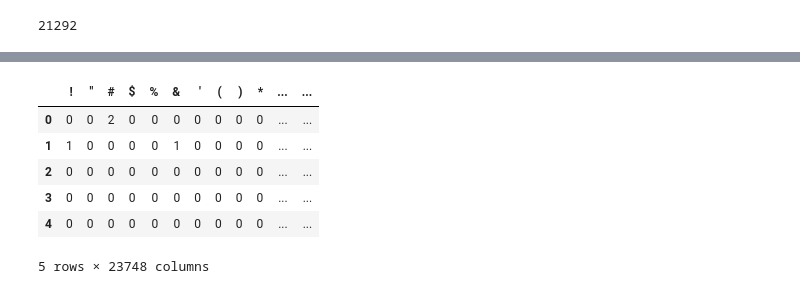
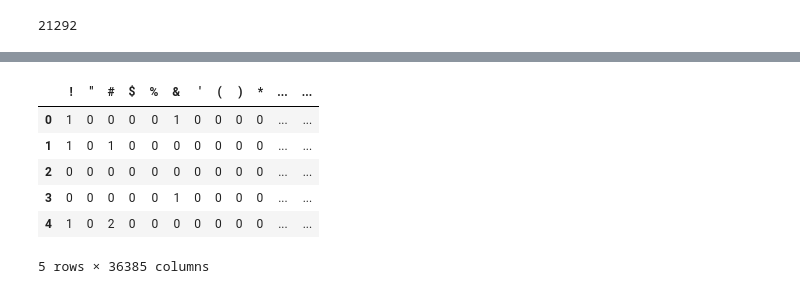
Before and after one commit to Smccb/Text-Analysis-assignment, a Jupyter notebook: feature_selection.ipynb, the cells around one changed output, grey strips where cells are left out. Cells and saved outputs as stored; diff of their text form; code cells hidden in the pictures.

```diff
--- a/feature_selection.ipynb
+++ b/feature_selection.ipynb
@@ -94,12 +168,15 @@ removed_abbreviations = prep_funct.replace_abbreviations(replace_emoji)
+# %%
+replace_user_mentions = removed_abbreviations.copy
+replace_user_mentions = prep_funct.replace_user_mentions(removed_abbreviations)
 # %%
-baseline_count_matrix = tmu.build_count_matrix(removed_abbreviations.text)
+baseline_count_matrix = tmu.build_count_matrix(replace_user_mentions.text)
 baseline_count_matrix.head()
 # %% [output]
 |  | ! | " | # | $ | % | & | ' | ( | ) | * | ... | ... |
-| 0 | 0 | 0 | 2 | 0 | 0 | 0 | 0 | 0 | 0 | 0 | ... | ... |
-| 1 | 1 | 0 | 0 | 0 | 0 | 1 | 0 | 0 | 0 | 0 | ... | ... |
+| 0 | 1 | 0 | 0 | 0 | 0 | 1 | 0 | 0 | 0 | 0 | ... | ... |
+| 1 | 1 | 0 | 1 | 0 | 0 | 0 | 0 | 0 | 0 | 0 | ... | ... |
 | 2 | 0 | 0 | 0 | 0 | 0 | 0 | 0 | 0 | 0 | 0 | ... | ... |
-| 3 | 0 | 0 | 0 | 0 | 0 | 0 | 0 | 0 | 0 | 0 | ... | ... |
-| 4 | 0 | 0 | 0 | 0 | 0 | 0 | 0 | 0 | 0 | 0 | ... | ... |
+| 3 | 0 | 0 | 0 | 0 | 0 | 1 | 0 | 0 | 0 | 0 | ... | ... |
+| 4 | 1 | 0 | 2 | 0 | 0 | 0 | 0 | 0 | 0 | 0 | ... | ... |
-5 rows × 23748 columns
+5 rows × 36385 columns
 # %%
```
Also changed, not shown: parts of 14 cells of this notebook, 9 other files.
